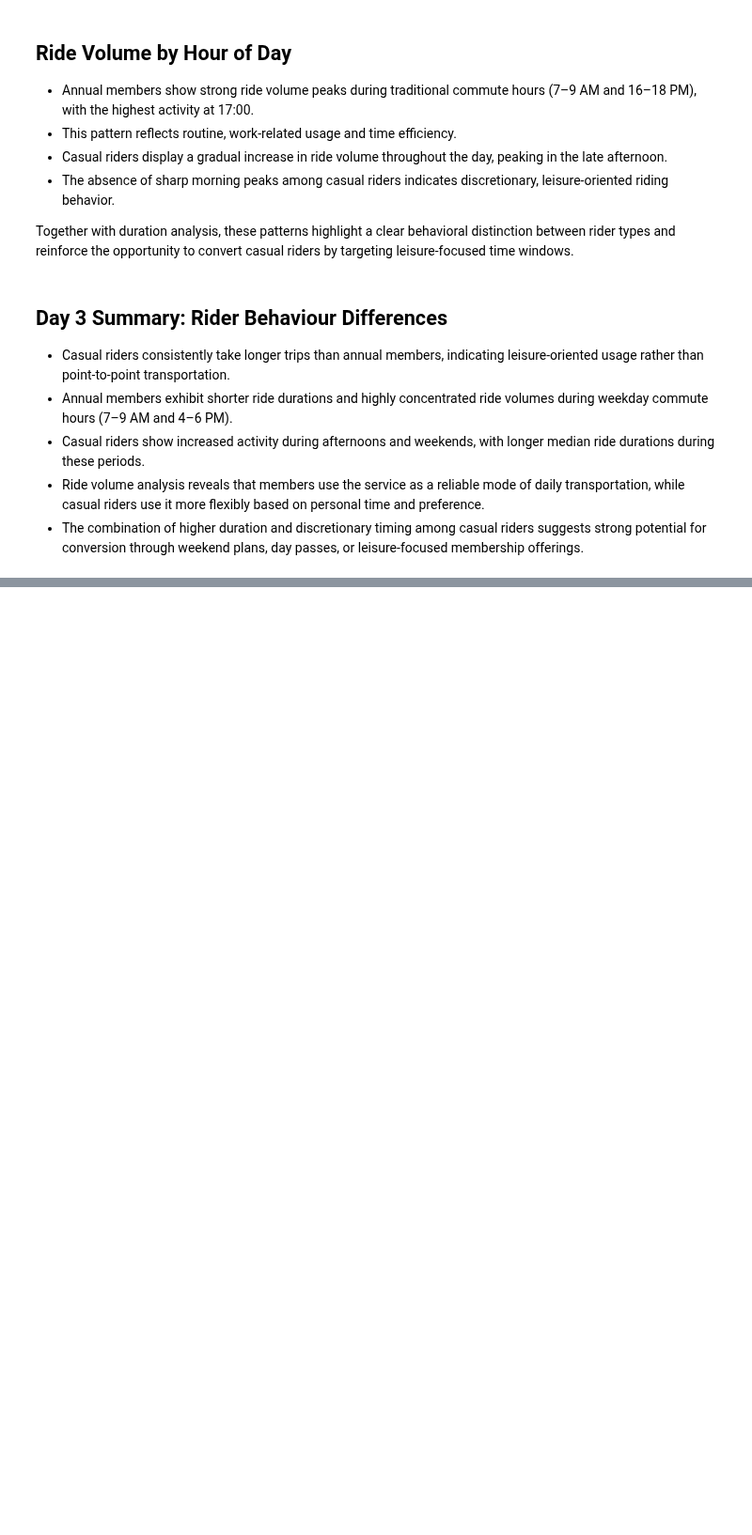
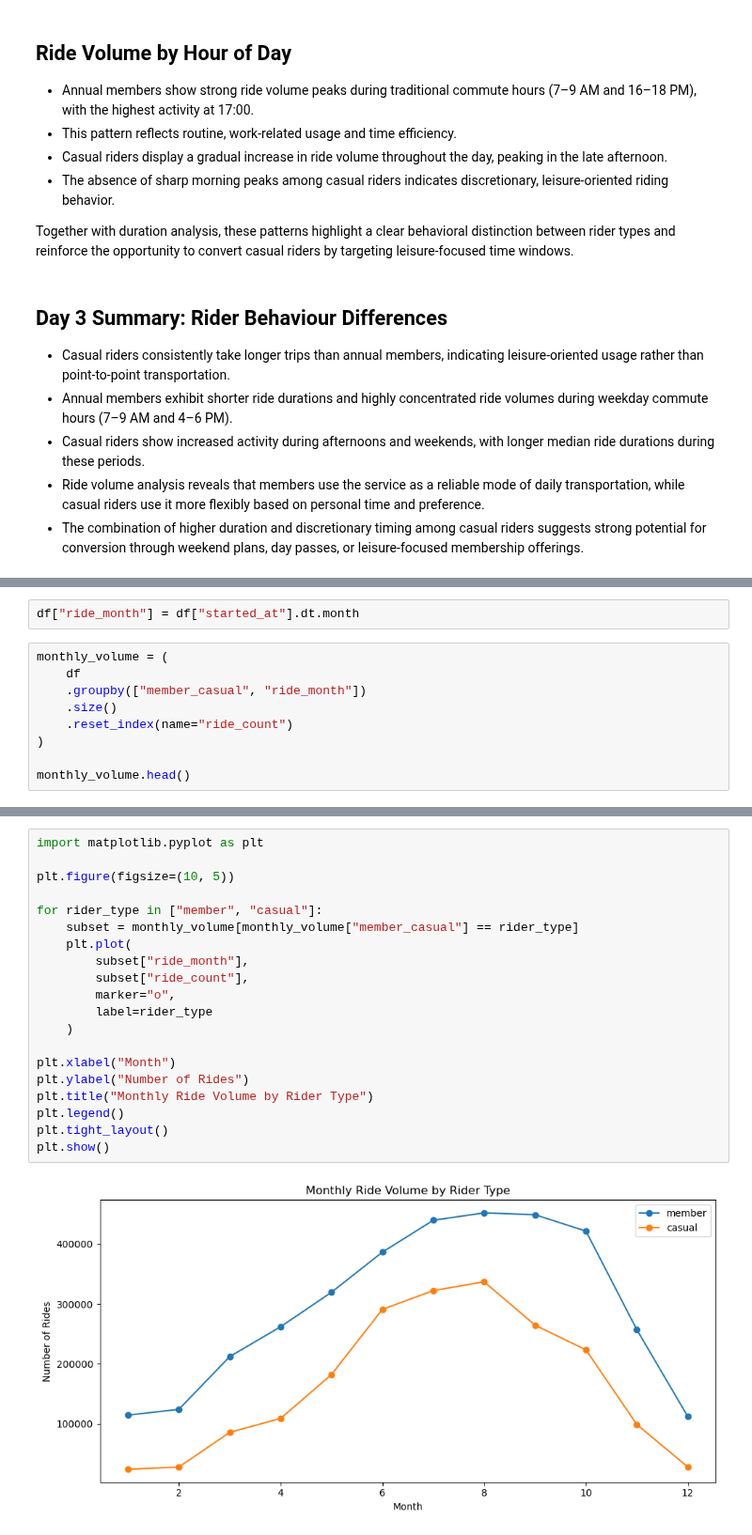
Before and after one commit to PankajTaywade/cyclistic-bike-share-analysis, a Jupyter notebook: notebooks/03_rider_behavior_analysis.ipynb, the cells around one changed output, grey strips where cells are left out. Shown at 94% size. Saved outputs shown, nothing was run; the diff lists cells and outputs as text; blank space fills up the shorter version.

Commit message:
feat: analyze usage patterns and seasonality by rider type

```diff
--- a/notebooks/03_rider_behavior_analysis.ipynb
+++ b/notebooks/03_rider_behavior_analysis.ipynb
@@ -231,0 +273,11 @@ Together with duration analysis, these patterns highlight a clear behavioral dis
+# %%
+df["ride_month"] = df["started_at"].dt.month
+# %%
+monthly_volume = (
+    df
+    .groupby(["member_casual", "ride_month"])
+    .size()
+    .reset_index(name="ride_count")
+)
+
+monthly_volume.head()
@@ -231,0 +291,22 @@ Together with duration analysis, these patterns highlight a clear behavioral dis
+# %%
+import matplotlib.pyplot as plt
+
+plt.figure(figsize=(10, 5))
+
+for rider_type in ["member", "casual"]:
+    subset = monthly_volume[monthly_volume["member_casual"] == rider_type]
+    plt.plot(
+        subset["ride_month"],
+        subset["ride_count"],
+        marker="o",
+        label=rider_type
+    )
+
+plt.xlabel("Month")
+plt.ylabel("Number of Rides")
+plt.title("Monthly Ride Volume by Rider Type")
+plt.legend()
+plt.tight_layout()
+plt.show()
+# %% [output]
+[figure, added]
```
Also changed, not shown: parts of 7 cells of this notebook.
